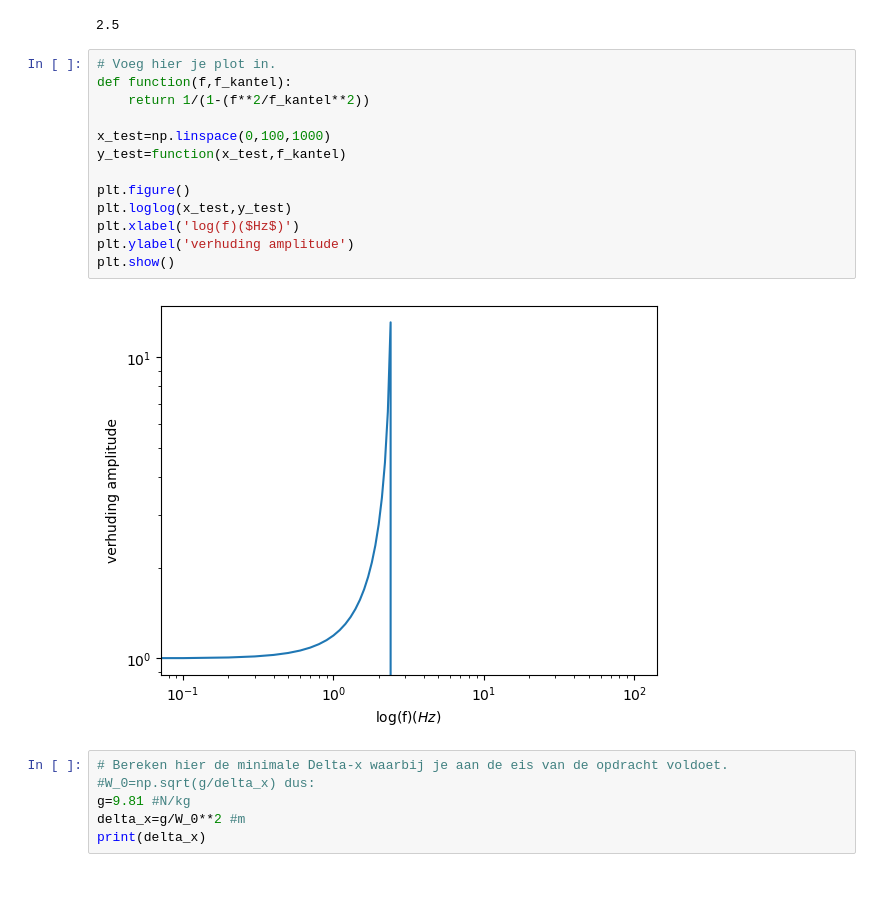
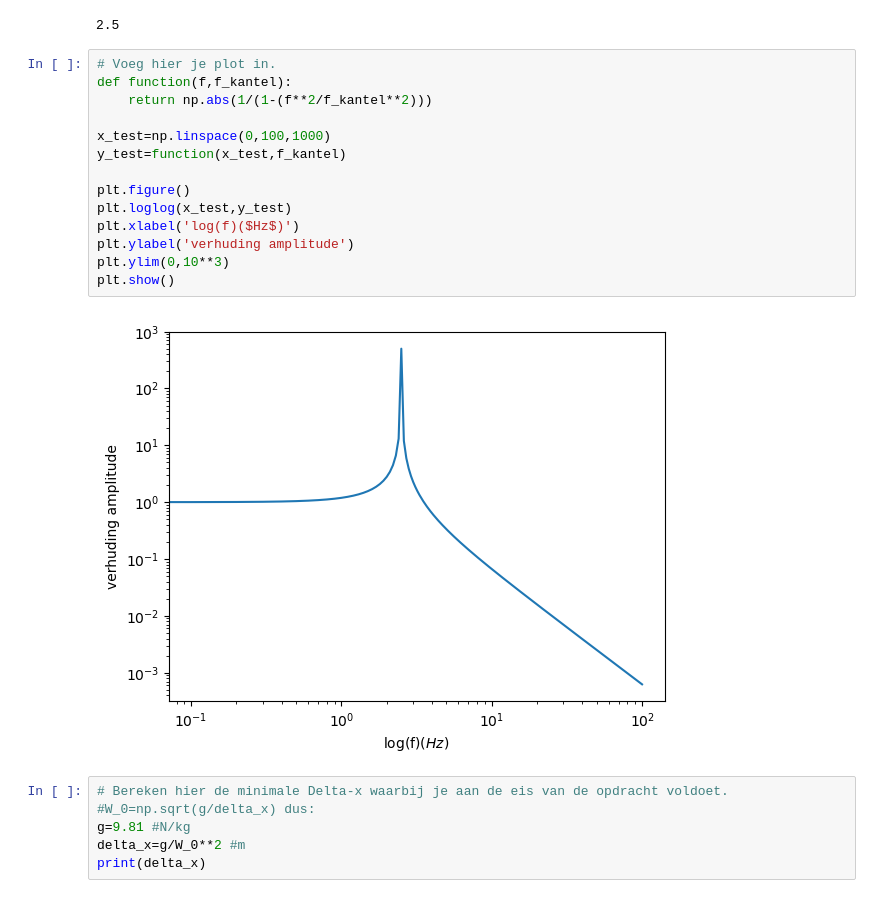
Before and after one commit to llotto123/opdrachten-DEF-D, a Jupyter notebook: FysiekeOntwerpopdrachten/5MaakEenOpstellingTrillingsvrij/OntwerpopdrachtMaakEenOpstellingTrillingsvrijInvulTemplate.ipynb, the cells around one changed output. Drawn from its saved outputs; the diff is of its cells as text.

```diff
--- a/FysiekeOntwerpopdrachten/5MaakEenOpstellingTrillingsvrij/OntwerpopdrachtMaakEenOpstellingTrillingsvrijInvulTemplate.ipynb
+++ b/FysiekeOntwerpopdrachten/5MaakEenOpstellingTrillingsvrij/OntwerpopdrachtMaakEenOpstellingTrillingsvrijInvulTemplate.ipynb
@@ -54,18 +54,19 @@ print(f_kantel)
 # %%
 # Voeg hier je plot in.
 def function(f,f_kantel):
-    return 1/(1-(f**2/f_kantel**2))
+    return np.abs(1/(1-(f**2/f_kantel**2)))
 
 x_test=np.linspace(0,100,1000)
 y_test=function(x_test,f_kantel)
 
 plt.figure()
 plt.loglog(x_test,y_test)
 plt.xlabel('log(f)($Hz$)')
 plt.ylabel('verhuding amplitude')
+plt.ylim(0,10**3)
 plt.show()
 # %% [output]
-[figure, old version]
+[figure, new version]
 # %%
 # Bereken hier de minimale Delta-x waarbij je aan de eis van de opdracht voldoet.
 #W_0=np.sqrt(g/delta_x) dus:
```
Also changed, not shown: parts of 18 cells of this notebook.
